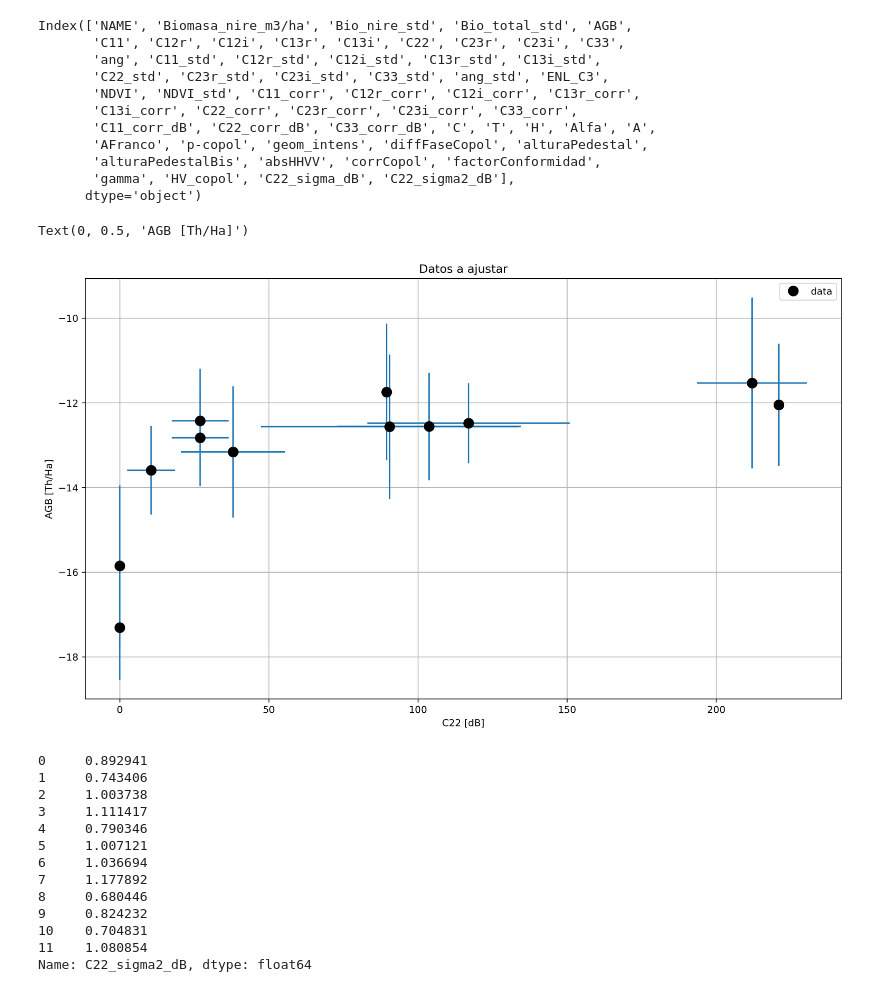
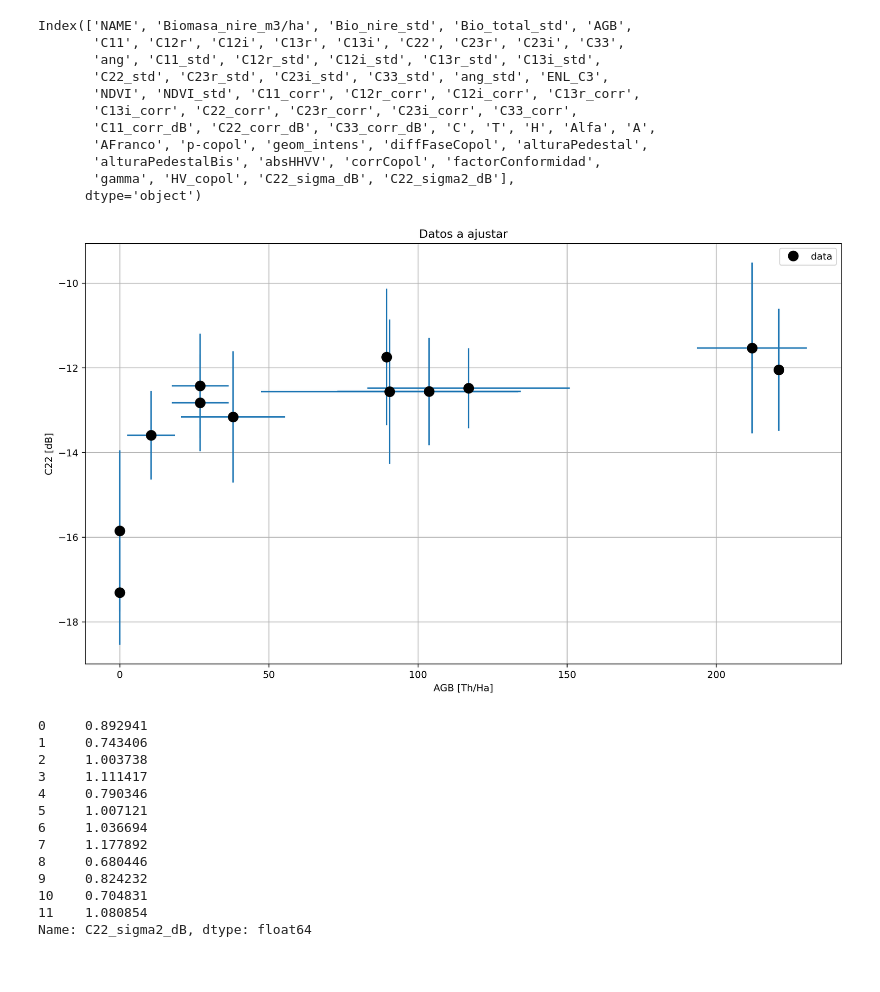
Before and after one commit to verderis/Bosques, a Jupyter notebook: analisisFinal.ipynb, the cells around one changed output. Drawn from its saved outputs; the diff is of its cells as text; code cells hidden in the pictures.

```diff
--- a/analisisFinal.ipynb
+++ b/analisisFinal.ipynb
@@ -931,27 +1012,26 @@ Index(['NAME', 'Biomasa_nire_m3/ha', 'Bio_nire_std', 'Bio_total_std', 'AGB',
 # %%
 # Plor figura informe - datos a ajustar C22
 
 y_original = dataSAOCOM.sort_values('C22_corr_dB')['AGB'] #dataSAOCOM.AGB.values #np.log10(dataSAOCOM.AGB.values)
 x_original = dataSAOCOM.sort_values('C22_corr_dB')['C22_corr_dB']
 y_err = dataSAOCOM.sort_values('C22_corr_dB')['Bio_total_std']
 x_err = dataSAOCOM.sort_values('C22_corr_dB')['C22_sigma_dB']
 
 # errorBarPlot(dataSAOCOM, col1, col2, col2_std)
 plt.figure(figsize=(14, 8), dpi=300)
 
 # plt.errorbar(x_raw, y_raw, label="data")
 plt.errorbar(y_original, x_original, marker='o', mfc='k', mec='k', ms=10, mew=1,
              yerr=x_err, xerr=y_err, linestyle="None", label="data")
 plt.title("Datos a ajustar")
 plt.legend(loc=0)
-plt.xlabel("C22 [dB]")
+plt.ylabel("C22 [dB]")
 plt.grid(True)
-plt.ylabel("AGB [Th/Ha]")
+plt.xlabel("AGB [Th/Ha]")
 
 # plt.savefig('informe/C22-Tofit.png')
 # %% [output]
-Text(0, 0.5, 'AGB [Th/Ha]')
-[figure, old version]
+[figure, new version]
 # %%
 # prepro inferencia
 
```
Also changed, not shown: parts of 30 cells of this notebook, 8 other files.
